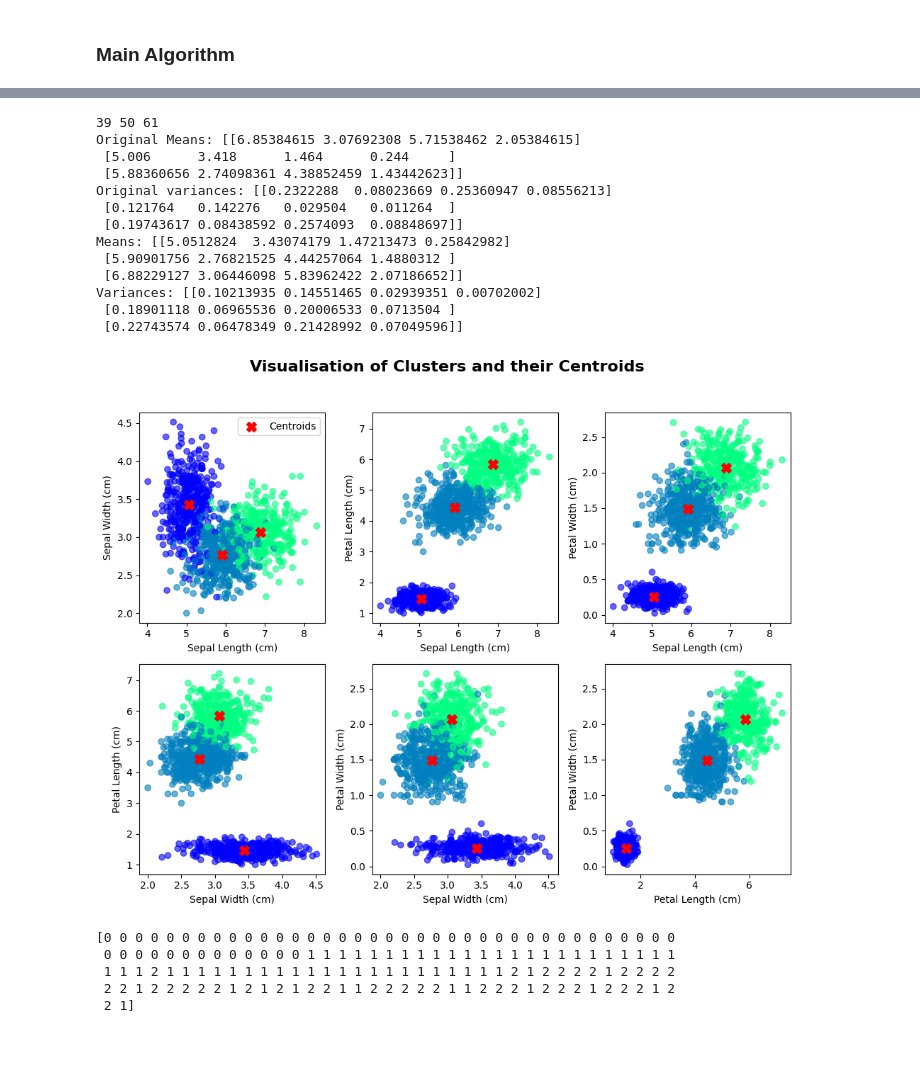
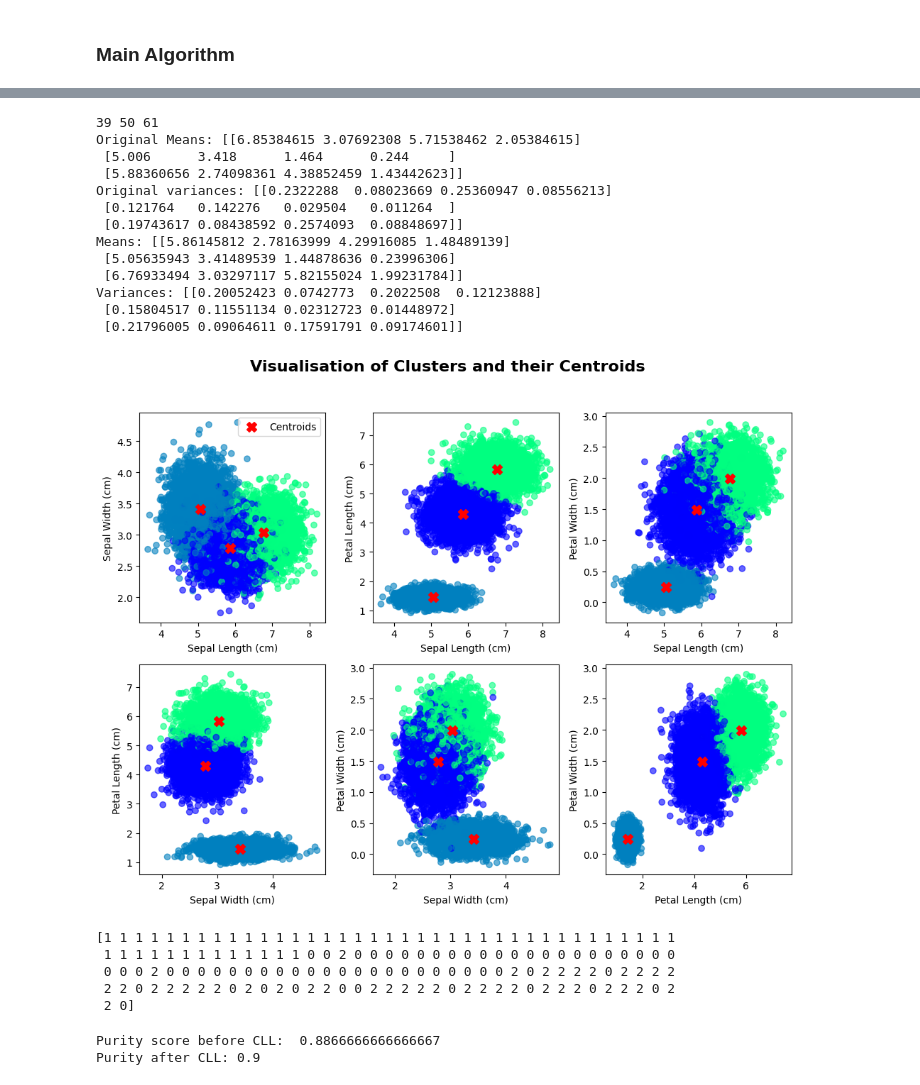
Before and after one commit to gabrielecerioli/Clustering_algorithms, a Jupyter notebook: Closed_loop_learning/Closed_loop_learning_Clustering.ipynb, the cells around one changed output, grey strips where cells are left out. Drawn from its saved outputs; the diff is of its cells as text; code cells hidden in the pictures; blank space fills up the shorter version.

Commit message:
added indexes in CLL clustering

```diff
--- a/Closed_loop_learning/Closed_loop_learning_Clustering.ipynb
+++ b/Closed_loop_learning/Closed_loop_learning_Clustering.ipynb
@@ -113,7 +113,7 @@ import numpy as np
 import matplotlib.pyplot as plt
 from sklearn.cluster import KMeans
 
-M = 10  # points to be added as synthetic data
+M = 50  # points to be added as synthetic data
 df = pd.read_csv('Iris.csv')
 
 selected_columns = ['SepalLengthCm', 'SepalWidthCm', 'PetalLengthCm', 'PetalWidthCm']
@@ -123,7 +123,7 @@ data_matrix = df[selected_columns].to_numpy()
 kmeans = KMeans(n_clusters=3, random_state=42)
 kmeans.fit(data_matrix)
 cluster_assignments = kmeans.labels_
-
+orig_assignments=cluster_assignments.copy()
 # Compute cluster means using the existing helper
 centers = mean_clusters(data_matrix, cluster_assignments, 3)
 
@@ -134,7 +134,7 @@ print(np.sum(cluster_assignments == 0),
       np.sum(cluster_assignments == 2))
 
 new_data = data_matrix.copy()
-steps = 100  # Number of iterations
+steps = 200  # Number of iterations
 means = mean_clusters(data_matrix, cluster_assignments, 3)
 variances = variance_clusters(data_matrix, cluster_assignments, 3)
 
@@ -146,40 +146,41 @@ for i in range(steps):
     # Re-fit KMeans on the current dataset and obtain assignments
     kmeans = KMeans(n_clusters=3, random_state=42)
     cluster_assignments = kmeans.fit_predict(new_data)
 
     # Recompute cluster statistics on the updated dataset
     means = mean_clusters(new_data, cluster_assignments, 3)
     variances = variance_clusters(new_data, cluster_assignments, 3)
 
     # Update dataset by adding synthetic points sampled from cluster distributions
     # Pass n_clusters as integer (3) to match update_dataset signature.
     new_data = update_dataset(new_data, cluster_assignments, M, 3, random_state=42 + i)
 
 # Final recomputation on the resulting dataset
 kmeans = KMeans(n_clusters=3, random_state=42)
 cluster_assignments = kmeans.fit_predict(new_data)
 means = mean_clusters(new_data, cluster_assignments, 3)
 variances = variance_clusters(new_data, cluster_assignments, 3)
 
 print("Means:", means)
 print("Variances:", variances)
 plot_clusters(new_data, cluster_assignments, means)
+cluster_assignments_original=cluster_assignments
 # %% [output]
 [figure]
 39 50 61
 Original Means: [[6.85384615 3.07692308 5.71538462 2.05384615]
  [5.006      3.418      1.464      0.244     ]
  [5.88360656 2.74098361 4.38852459 1.43442623]]
 Original variances: [[0.2322288  0.08023669 0.25360947 0.08556213]
  [0.121764   0.142276   0.029504   0.011264  ]
  [0.19743617 0.08438592 0.2574093  0.08848697]]
-Means: [[5.0512824  3.43074179 1.47213473 0.25842982]
- [5.90901756 2.76821525 4.44257064 1.4880312 ]
- [6.88229127 3.06446098 5.83962422 2.07186652]]
-Variances: [[0.10213935 0.14551465 0.02939351 0.00702002]
- [0.18901118 0.06965536 0.20006533 0.0713504 ]
- [0.22743574 0.06478349 0.21428992 0.07049596]]
+Means: [[5.86145812 2.78163999 4.29916085 1.48489139]
+ [5.05635943 3.41489539 1.44878636 0.23996306]
+ [6.76933494 3.03297117 5.82155024 1.99231784]]
+Variances: [[0.20052423 0.0742773  0.2022508  0.12123888]
+ [0.15804517 0.11551134 0.02312723 0.01448972]
+ [0.21796005 0.09064611 0.17591791 0.09174601]]
-[figure, old version]
+[figure, new version]
 # %%
 from scipy.stats import multivariate_normal
 def assign_clusters_gaussian(X, means, variances):
@@ -199,11 +200,31 @@ def assign_clusters_gaussian(X, means, variances):
     # Assegnazione al cluster con max log-probability
     cluster_assignments = np.argmax(log_probs, axis=1)
     return cluster_assignments
-
-print(assign_clusters_gaussian(data_matrix,means,variances))
+cluster_assignments=assign_clusters_gaussian(data_matrix,means,variances)
+print(cluster_assignments)
 # %% [output]
-[0 0 0 0 0 0 0 0 0 0 0 0 0 0 0 0 0 0 0 0 0 0 0 0 0 0 0 0 0 0 0 0 0 0 0 0 0
- 0 0 0 0 0 0 0 0 0 0 0 0 0 1 1 1 1 1 1 1 1 1 1 1 1 1 1 1 1 1 1 1 1 1 1 1 1
- 1 1 1 2 1 1 1 1 1 1 1 1 1 1 1 1 1 1 1 1 1 1 1 1 1 1 2 1 2 2 2 2 1 2 2 2 2
- 2 2 1 2 2 2 2 2 1 2 1 2 1 2 2 1 1 2 2 2 2 2 1 1 2 2 2 1 2 2 2 1 2 2 2 1 2
- 2 1]
+[1 1 1 1 1 1 1 1 1 1 1 1 1 1 1 1 1 1 1 1 1 1 1 1 1 1 1 1 1 1 1 1 1 1 1 1 1
+ 1 1 1 1 1 1 1 1 1 1 1 1 1 0 0 2 0 0 0 0 0 0 0 0 0 0 0 0 0 0 0 0 0 0 0 0 0
+ 0 0 0 2 0 0 0 0 0 0 0 0 0 0 0 0 0 0 0 0 0 0 0 0 0 0 2 0 2 2 2 2 0 2 2 2 2
+ 2 2 0 2 2 2 2 2 0 2 0 2 0 2 2 0 0 2 2 2 2 2 0 2 2 2 2 0 2 2 2 0 2 2 2 0 2
+ 2 0]
+# %%
+from sklearn.metrics import confusion_matrix, davies_bouldin_score
+
+def purity_score(y_true, y_pred):
+    """
+    Compute purity between true labels and clustering assignments.
+    """
+    contingency_matrix = confusion_matrix(y_true, y_pred)
+    max_per_cluster = contingency_matrix.max(axis=0)
+    purity = max_per_cluster.sum() / contingency_matrix.sum()
+    return purity
+
+# ground truth for the original 150 Iris samples
+ground_truth = np.array([0]*50 + [1]*50 + [2]*50)
+
+print("Purity score before CLL: ", purity_score(ground_truth, orig_assignments))
+print("Purity after CLL:", purity_score(ground_truth, cluster_assignments))
+# %% [output]
+Purity score before CLL:  0.8866666666666667
+Purity after CLL: 0.9
```
Also changed, not shown: parts of 3 cells of this notebook.
